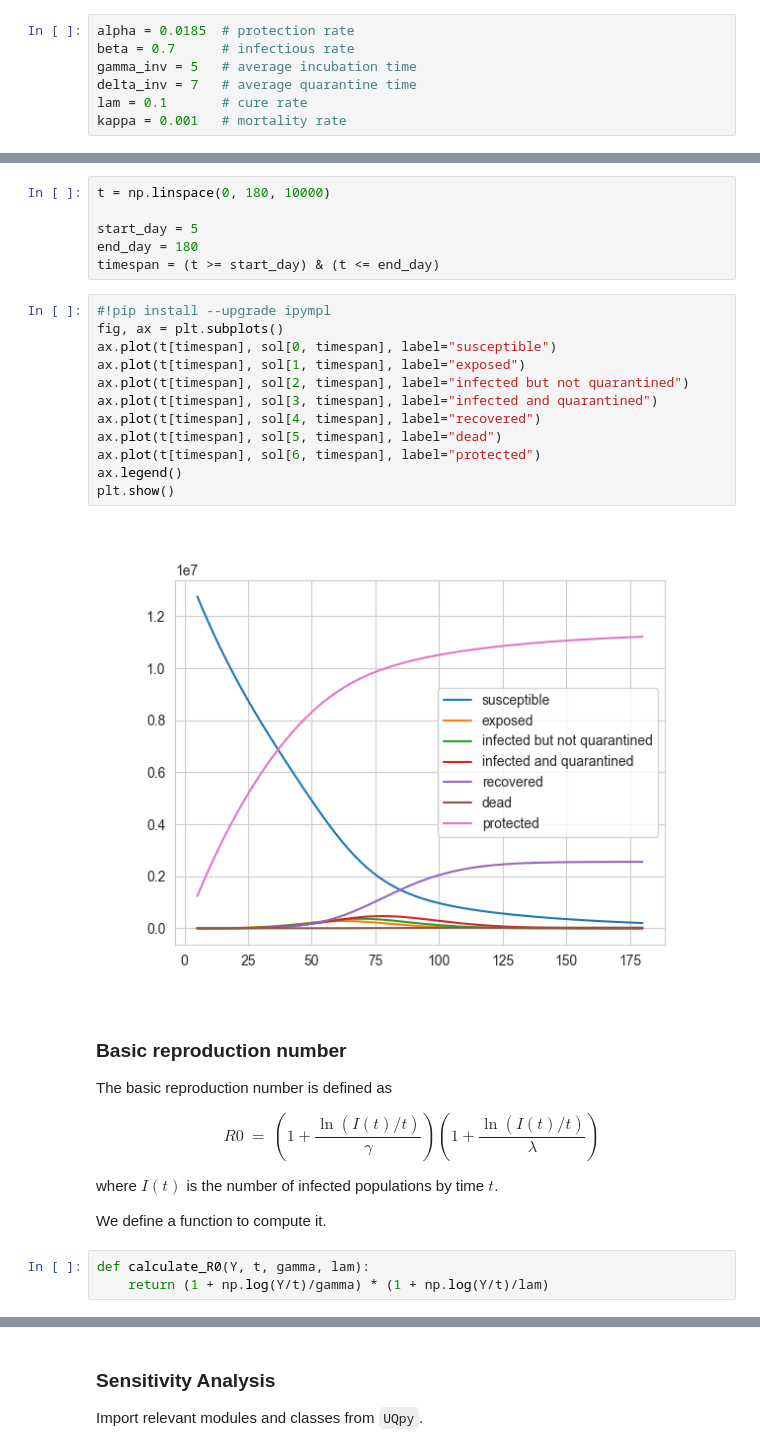
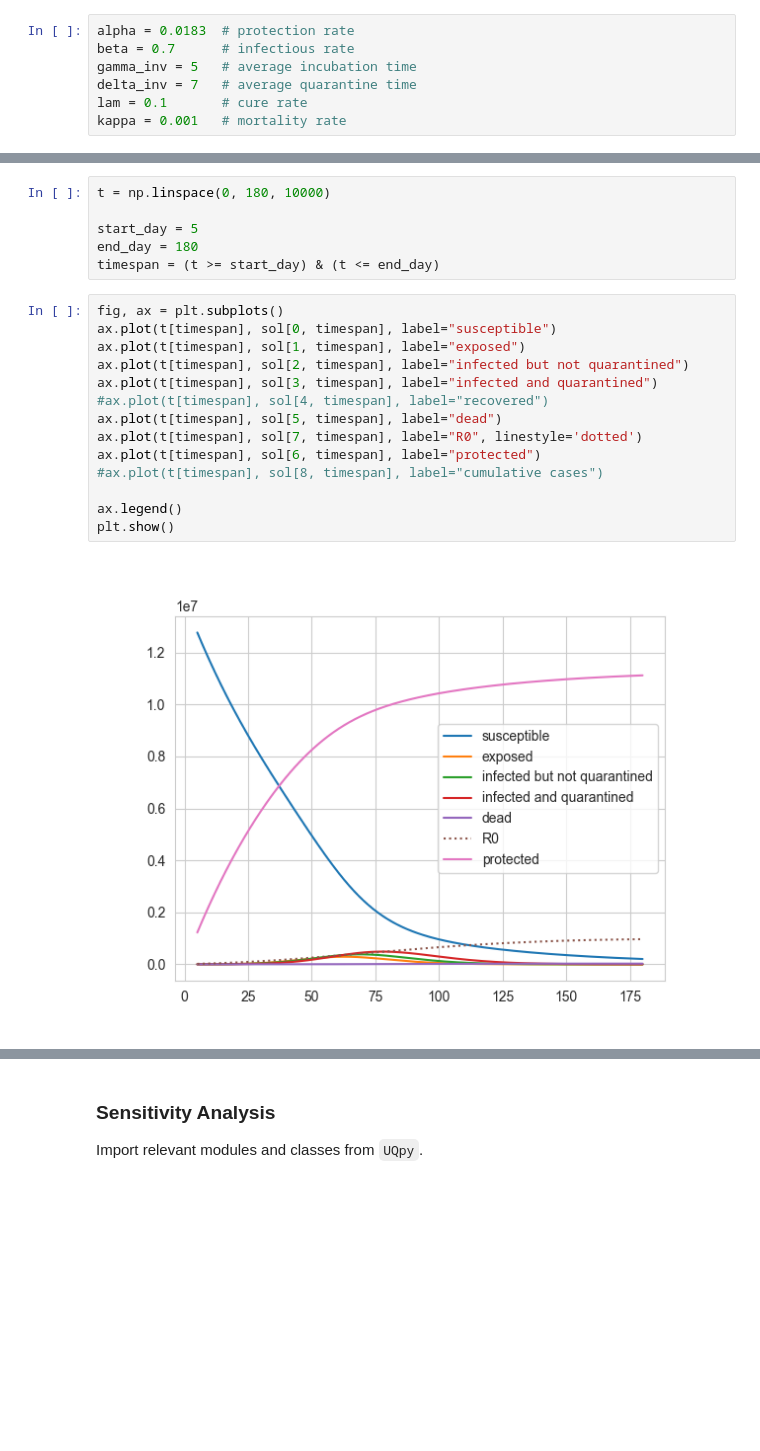
Before and after one commit to teobucci/computational-statistics, a Jupyter notebook: 04_SIR.ipynb, the cells around one changed output, grey strips where cells are left out. Drawn from its saved outputs; the diff is of its cells as text; blank space fills up the shorter version.

```diff
--- a/04_SIR.ipynb
+++ b/04_SIR.ipynb
@@ -48,7 +54,7 @@ from local_SEIR import solveSEIR
 # %% [markdown]
 Set initial parameters with values from the paper.
 # %%
-alpha = 0.0185  # protection rate
+alpha = 0.0183  # protection rate
 beta = 0.7      # infectious rate
 gamma_inv = 5   # average incubation time
 delta_inv = 7   # average quarantine time
@@ -67,30 +73,19 @@ t = np.linspace(0, 180, 10000)
 start_day = 5
 end_day = 180
 timespan = (t >= start_day) & (t <= end_day)
-# %%
-#!pip install --upgrade ipympl
-fig, ax = plt.subplots()
-ax.plot(t[timespan], sol[0, timespan], label="susceptible")
-ax.plot(t[timespan], sol[1, timespan], label="exposed")
-ax.plot(t[timespan], sol[2, timespan], label="infected but not quarantined")
-ax.plot(t[timespan], sol[3, timespan], label="infected and quarantined")
-ax.plot(t[timespan], sol[4, timespan], label="recovered")
-ax.plot(t[timespan], sol[5, timespan], label="dead")
-ax.plot(t[timespan], sol[6, timespan], label="protected")
-ax.legend()
-plt.show()
-# %% [output]
-[figure, removed]
-# %% [markdown]
-### Basic reproduction number
-
-The basic reproduction number is defined as
-
-\begin{equation*} R0\ = \ \left({1 + \frac{{\ln (I(t)/t)}}{\gamma }} \right)\left({1 + \frac{{\ln (I(t)/t)}}{\lambda }} \right) \tag{11} \end{equation*}
-
-where $I(t)$ is the number of infected populations by time $t$.
-
-We define a function to compute it.
-# %%
-def calculate_R0(Y, t, gamma, lam):
-    return (1 + np.log(Y/t)/gamma) * (1 + np.log(Y/t)/lam)
+# %%
+fig, ax = plt.subplots()
+ax.plot(t[timespan], sol[0, timespan], label="susceptible")
+ax.plot(t[timespan], sol[1, timespan], label="exposed")
+ax.plot(t[timespan], sol[2, timespan], label="infected but not quarantined")
+ax.plot(t[timespan], sol[3, timespan], label="infected and quarantined")
+#ax.plot(t[timespan], sol[4, timespan], label="recovered")
+ax.plot(t[timespan], sol[5, timespan], label="dead")
+ax.plot(t[timespan], sol[7, timespan], label="R0", linestyle='dotted')
+ax.plot(t[timespan], sol[6, timespan], label="protected")
+#ax.plot(t[timespan], sol[8, timespan], label="cumulative cases")
+
+ax.legend()
+plt.show()
+# %% [output]
+[figure, added]
```
Also changed, not shown: parts of 16 cells of this notebook, 1 other file.
